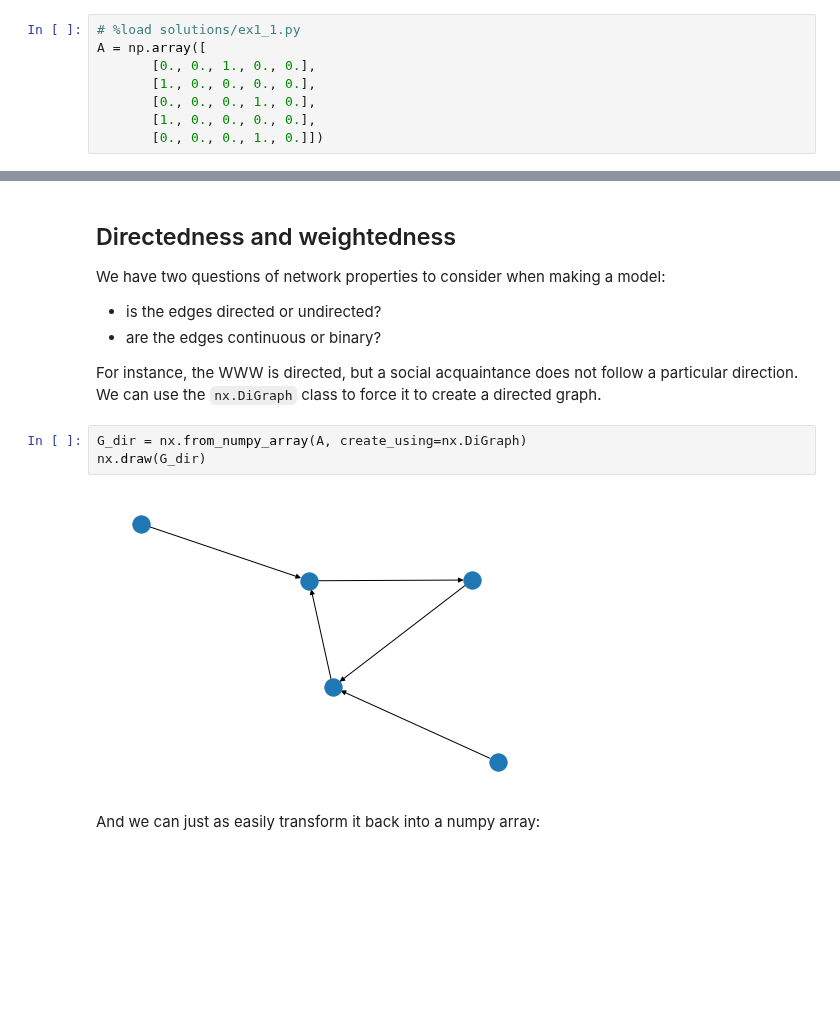
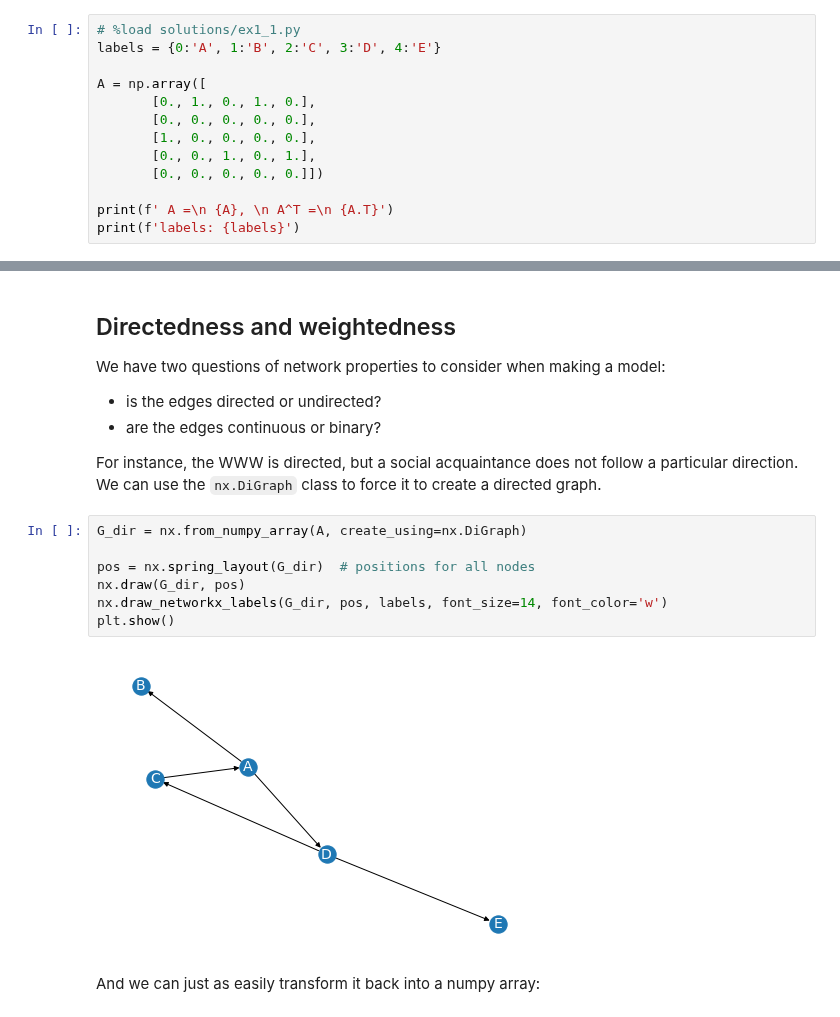
Before and after one commit to computational-medicine/BMED360-2021, a Jupyter notebook: Lab6-Networks-Graphs/01-Concepts-in-network-theory.ipynb, the cells around one changed output, grey strips where cells are left out. Cells and saved outputs as stored; diff of their text form; blank space fills up the shorter version.

Commit message:
elaborated (e.g. ipywidgets) on 01-Concepts in network theory

```diff
--- a/Lab6-Networks-Graphs/01-Concepts-in-network-theory.ipynb
+++ b/Lab6-Networks-Graphs/01-Concepts-in-network-theory.ipynb
@@ -57,8 +148,13 @@ Hint: we write the connection from row to column (e.g. the link from 1 to 3 shou
 # %%
 # %load solutions/ex1_1.py
+labels = {0:'A', 1:'B', 2:'C', 3:'D', 4:'E'}
+
 A = np.array([
-       [0., 0., 1., 0., 0.],
+       [0., 1., 0., 1., 0.],
+       [0., 0., 0., 0., 0.],
        [1., 0., 0., 0., 0.],
-       [0., 0., 0., 1., 0.],
-       [1., 0., 0., 0., 0.],
-       [0., 0., 0., 1., 0.]])
+       [0., 0., 1., 0., 1.],
+       [0., 0., 0., 0., 0.]])
+
+print(f' A =\n {A}, \n A^T =\n {A.T}')
+print(f'labels: {labels}')
@@ -81,9 +198,13 @@ We have two questions of network properties to consider when making a model:
 For instance, the WWW is directed, but a social acquaintance does not follow a particular direction. We can use the `nx.DiGraph` class to force it to create a directed graph.
 # %%
 G_dir = nx.from_numpy_array(A, create_using=nx.DiGraph)
-nx.draw(G_dir)
+
+pos = nx.spring_layout(G_dir)  # positions for all nodes
+nx.draw(G_dir, pos)
+nx.draw_networkx_labels(G_dir, pos, labels, font_size=14, font_color='w')
+plt.show()
 # %% [output]
-[figure, old version]
+[figure, new version]
 # %% [markdown]
 And we can just as easily transform it back into a numpy array:
 # %%
```
Also changed, not shown: parts of 34 cells of this notebook, 3 other files.
